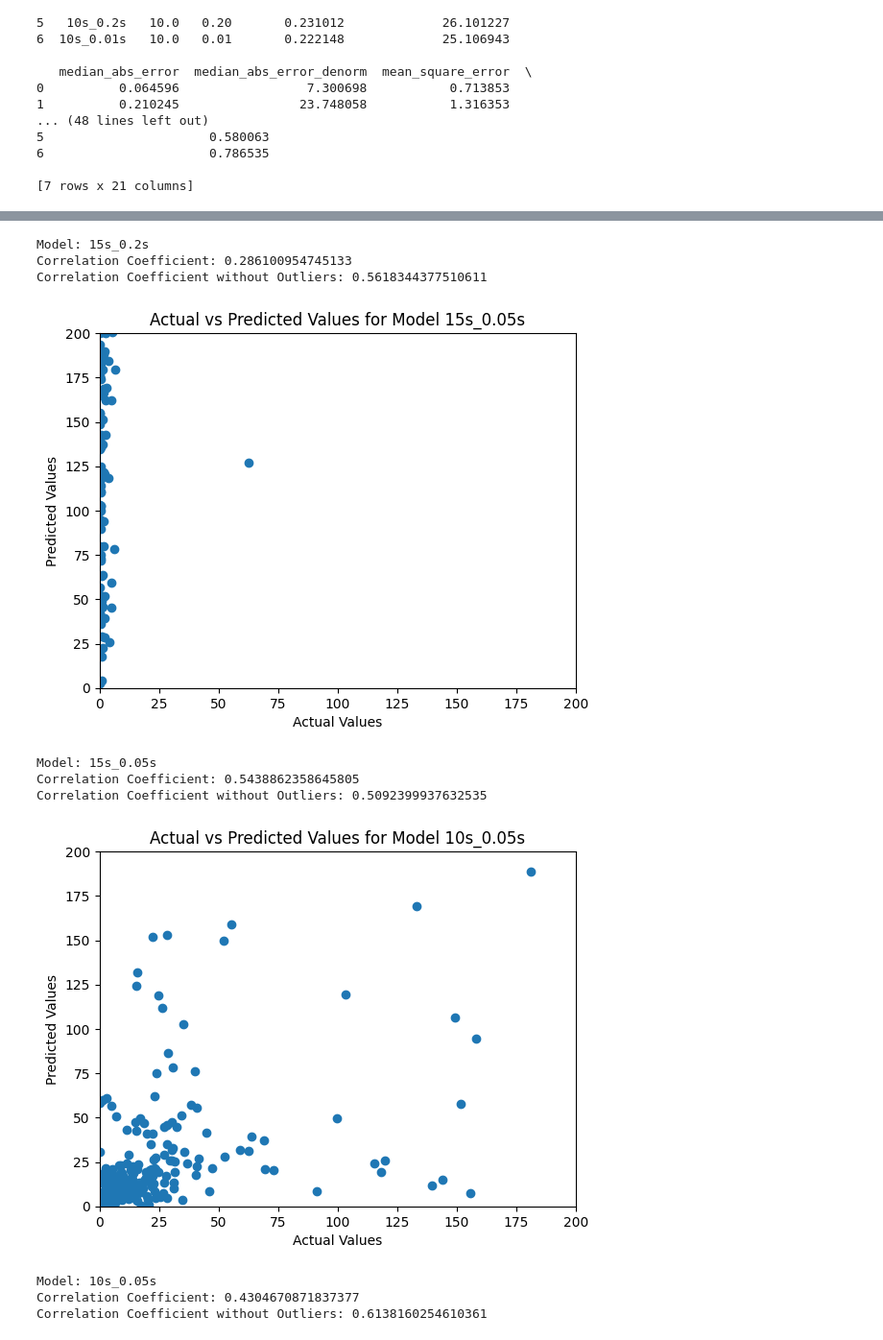
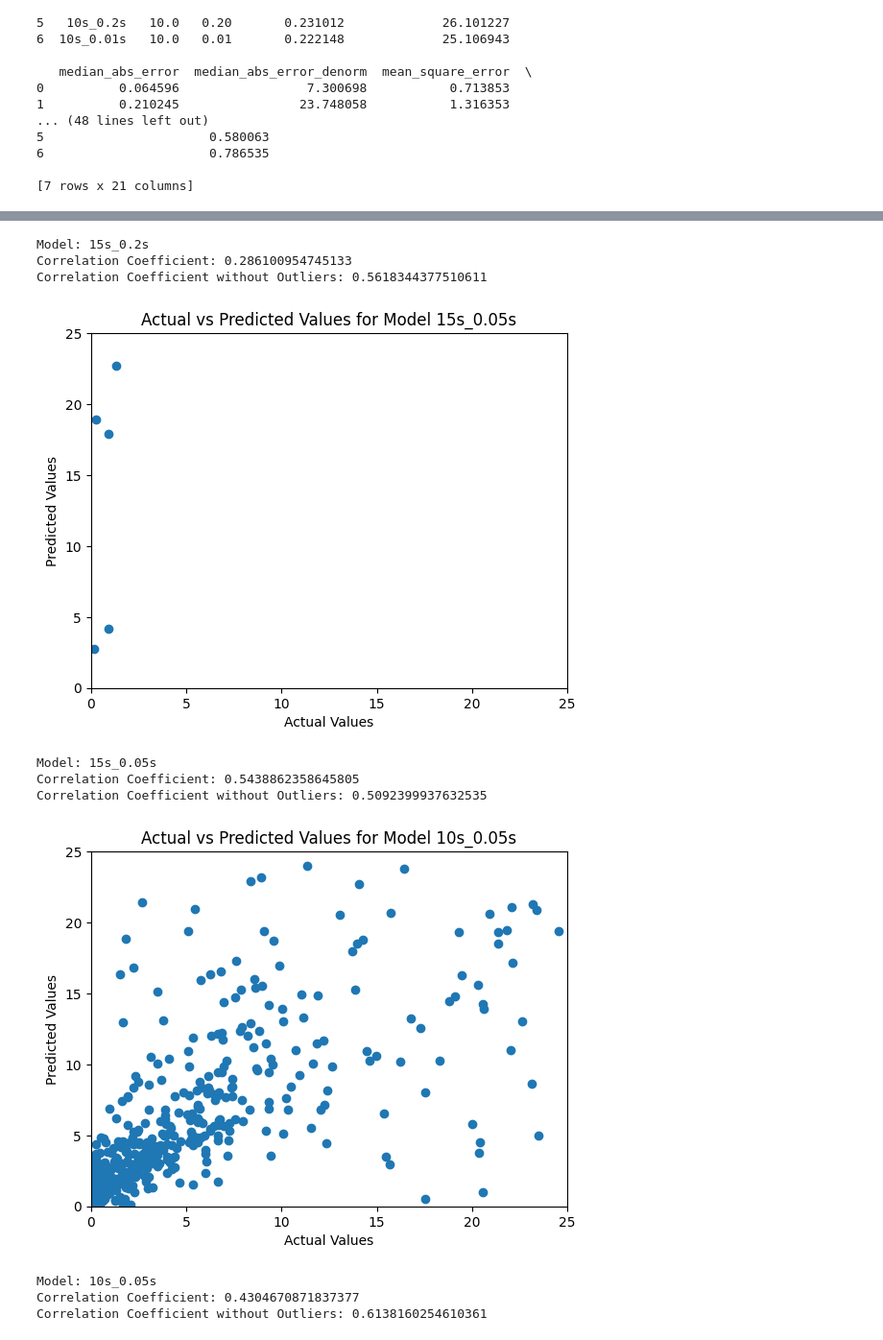
Before and after one commit to lukeyoffe/cs293n, a Jupyter notebook: result_plotting/experiments.ipynb, the cells around one changed output, grey strips where cells are left out. Shown at 96% size. Saved outputs shown, nothing was run; the diff lists cells and outputs as text; code cells hidden in the pictures.

```diff
--- a/result_plotting/experiments.ipynb
+++ b/result_plotting/experiments.ipynb
@@ -315,8 +315,8 @@ for filename in os.listdir('../model/models'):
     plt.ylabel('Predicted Values')
     plt.title(f'Actual vs Predicted Values for Model {model_name}')
     # make the window 200 by 200
-    plt.xlim(0, 200)
-    plt.ylim(0, 200)
+    plt.xlim(0, 25)
+    plt.ylim(0, 25)
     plt.show()
 
     print(f'Model: {model_name}')
@@ -336,11 +336,11 @@ Correlation Coefficient without Outliers: 0.2296877115762804
 Model: 15s_0.2s
 Correlation Coefficient: 0.286100954745133
 Correlation Coefficient without Outliers: 0.5618344377510611
-[figure, old version]
+[figure, new version]
 Model: 15s_0.05s
 Correlation Coefficient: 0.5438862358645805
 Correlation Coefficient without Outliers: 0.5092399937632535
-[figure, old version]
+[figure, new version]
 Model: 10s_0.05s
 Correlation Coefficient: 0.4304670871837377
 Correlation Coefficient without Outliers: 0.6138160254610361
```
Also changed, not shown: parts of 1 cell of this notebook.
